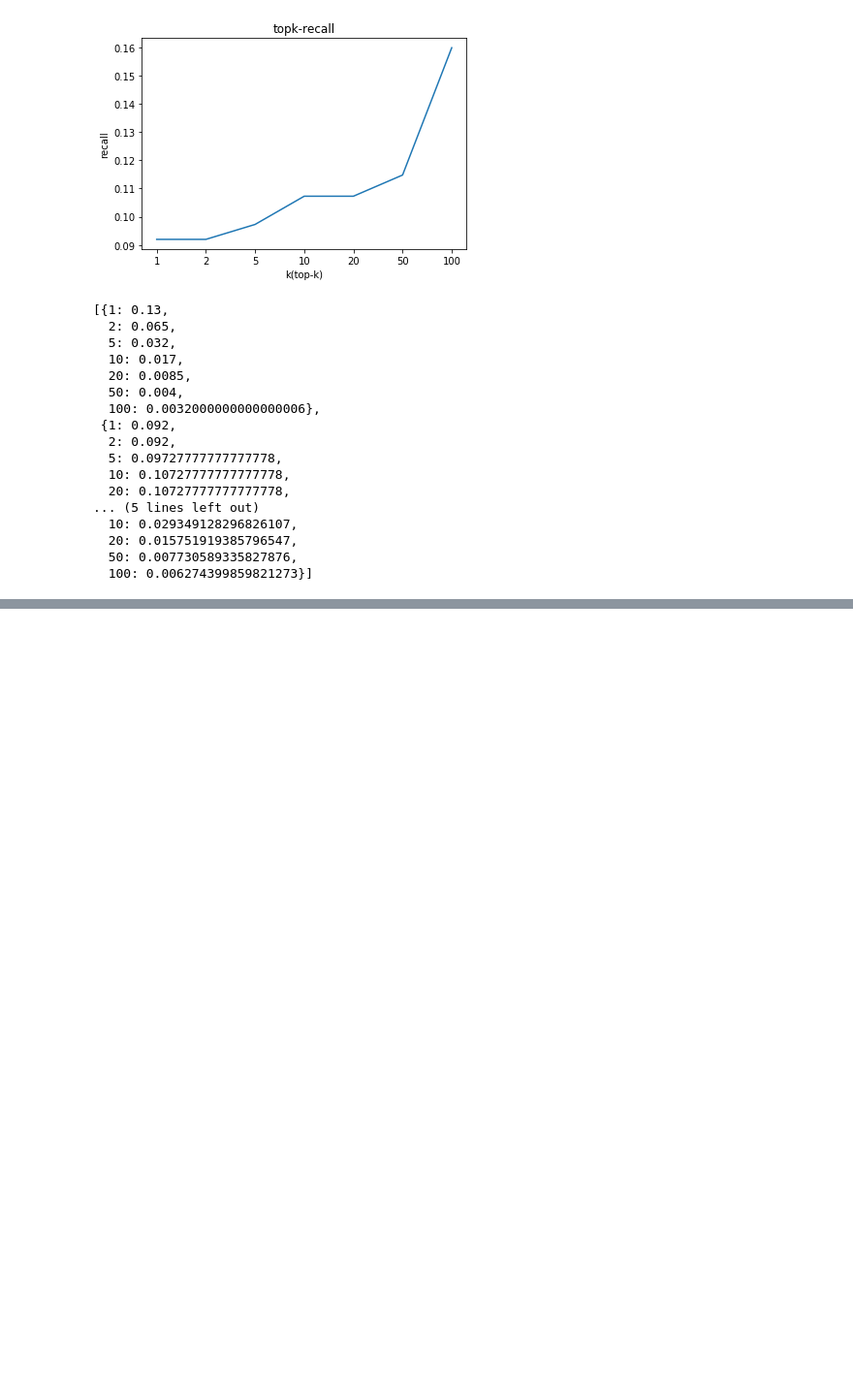
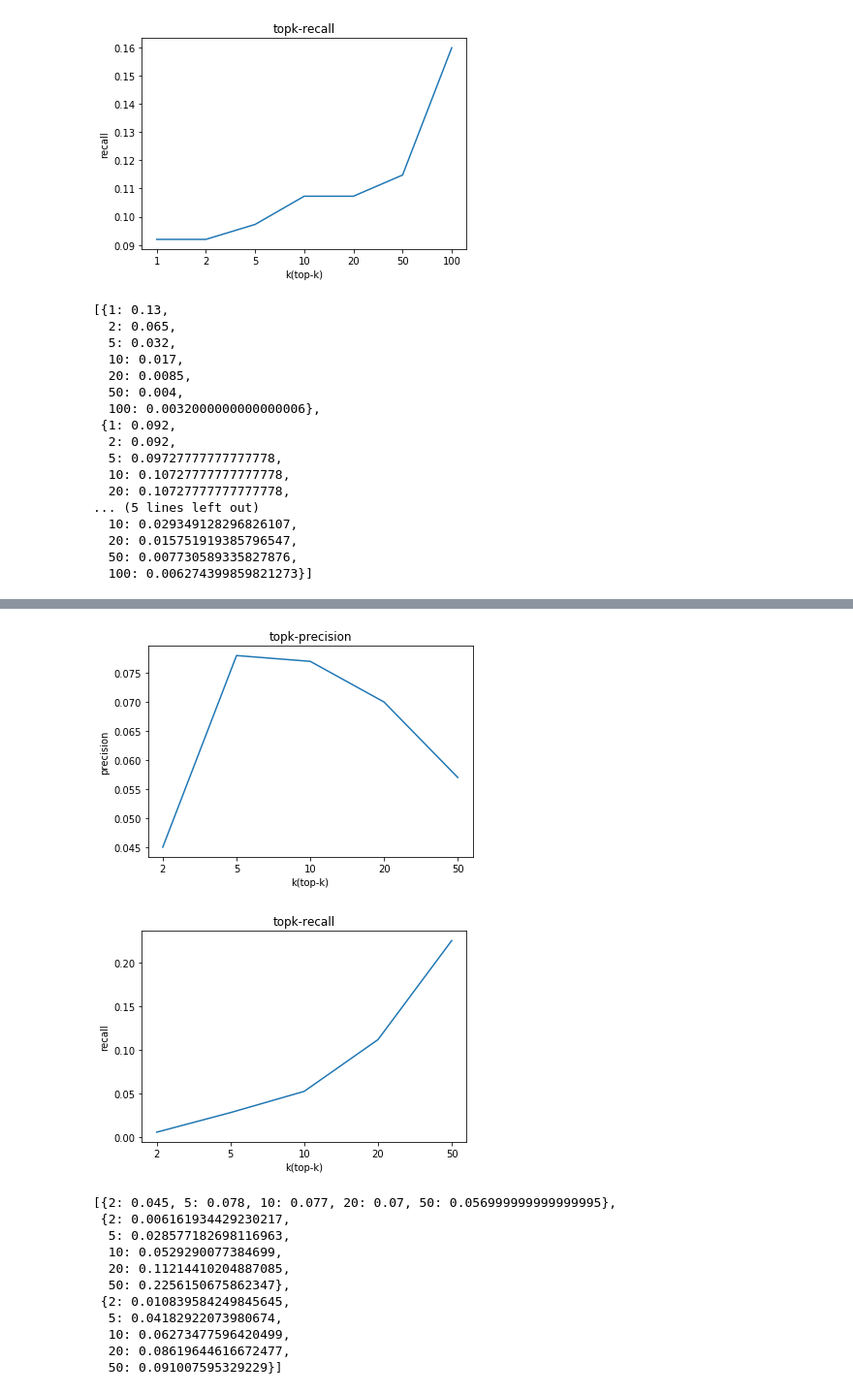
Before and after one commit to yinpu/-, a Jupyter notebook: MFFRM.ipynb, the cells around one changed output, grey strips where cells are left out. Shown at 97% size. Saved outputs shown, nothing was run; the diff lists cells and outputs as text; code cells hidden in the pictures; blank space fills up the shorter version.

```diff
--- a/MFFRM.ipynb
+++ b/MFFRM.ipynb
@@ -701,0 +714,11 @@ Mounted at /content/drive
+# %%
+DEFAULT={
+        'movie': {'epochs': 8, 'dim': 8, 'L': 1, 'H': 1, 'batch_size': 4096, 'lr_rs': 0.02, 'lr_kg': 0.01,
+                  'kge_interval': 3},
+        'book': {'epochs': 10, 'dim': 8, 'L': 1, 'H': 1, 'batch_size': 32, 'lr_rs': 2e-4, 'lr_kg': 2e-5,
+                 'kge_interval': 2},
+        'music': {'epochs': 30, 'dim': 4, 'L': 2, 'H': 1, 'batch_size': 256, 'lr_rs': 1e-4, 'lr_kg': 2e-4,
+                  'kge_interval': 2}
+    }
+DATASET='movie'
+fm_model=fm_train(DATASET,DEFAULT)
@@ -701,0 +748,3 @@ Mounted at /content/drive
+# %%
+n_user, n_item, n_entity, n_relation, train_data, eval_data, test_data, kg =load_data(DATASET)
+fm_model.evaluate([test_data[:,0],test_data[:,1]],test_data[:,2])
@@ -701,0 +758,44 @@ Mounted at /content/drive
+# %%
+from matplotlib import pyplot as plt
+DATASET='movie'
+user_num = 100
+k_list = [2, 5, 10, 20, 50]
+train_record = get_user_recoed(train_data, True)
+test_record = get_user_recoed(test_data, False)
+user_list = list(set(train_record.keys()) & set(test_record.keys()))
+if len(user_list) > user_num:
+    user_list = np.random.choice(user_list, size=user_num, replace=False)
+item_set = set(list(range(n_item)))
+precision, recall, f1=topk_eval(fm_model,user_list,train_record,test_record,item_set,k_list)
+data=[precision,recall,f1]
+x=range(len(k_list))
+y=[precision[k] for k in k_list]
+plt.title('topk-precision')
+plt.xlabel('k(top-k)')
+plt.ylabel('precision')
+plt.xticks(x,[2,5,10,20,50])
+plt.plot(x,y)
+plt.show()
+x=range(len(k_list))
+y=[recall[k] for k in k_list]
+plt.title('topk-recall')
+plt.xlabel('k(top-k)')
+plt.ylabel('recall')
+plt.xticks(x,[2,5,10,20,50])
+plt.plot(x,y)
+plt.show()
+data
+# %% [output]
+[figure, added]
+[figure, added]
+[{2: 0.045, 5: 0.078, 10: 0.077, 20: 0.07, 50: 0.056999999999999995},
+ {2: 0.006161934429230217,
+  5: 0.028577182698116963,
+  10: 0.0529290077384699,
+  20: 0.11214410204887085,
+  50: 0.2256150675862347},
+ {2: 0.010839584249845645,
+  5: 0.04182922073980674,
+  10: 0.06273477596420499,
+  20: 0.08619644616672477,
+  50: 0.091007595329229}]
```
Also changed, not shown: parts of 21 cells of this notebook.
